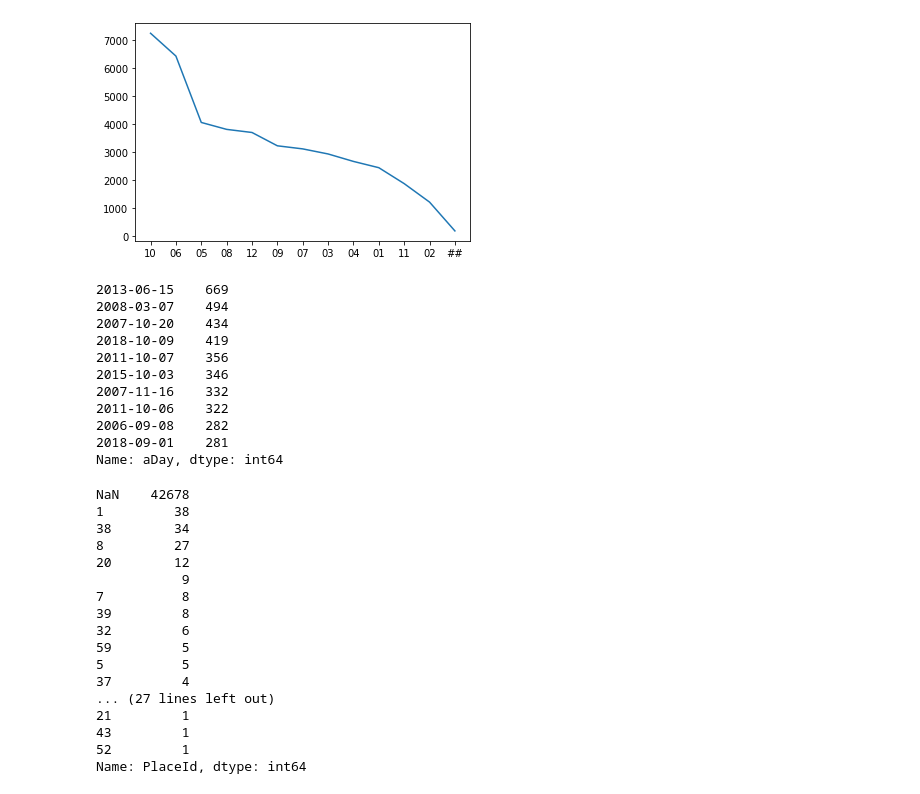
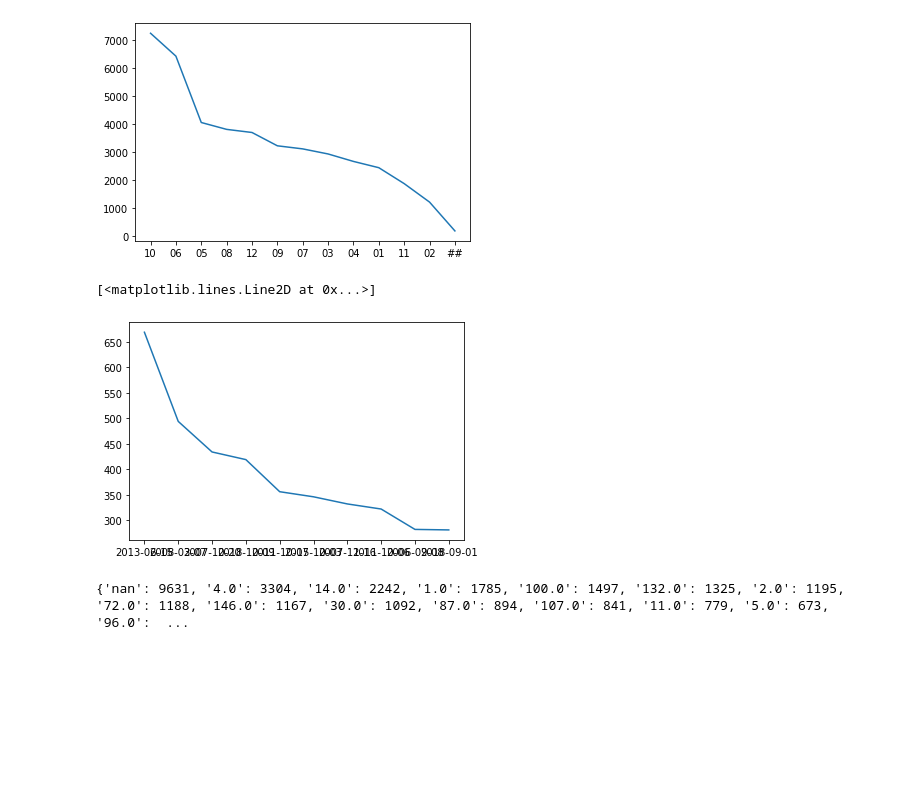
Before and after one commit to dimanikulin/fva, a Jupyter notebook: fvaFile.ipynb, the cells around one changed output. Saved outputs shown, nothing was run; the diff lists cells and outputs as text; code cells hidden in the pictures; blank space fills up the shorter version.

```diff
--- a/fvaFile.ipynb
+++ b/fvaFile.ipynb
@@ -68,20 +123,11 @@ plt.plot(fvaFile["month"].value_counts())
 # %%
 #2.Maximal photo per day
 fvaFile['aDay'] = fvaFile['Name'].str.slice(0,10)
 fvaFile["aDay"].value_counts().nlargest(10)
-#plt.plot(fvaFile["aDay"].value_counts().nlargest(10))
+plt.plot(fvaFile["aDay"].value_counts().nlargest(10))
 # %% [output]
-2013-06-15    669
-2008-03-07    494
-2007-10-20    434
-2018-10-09    419
-2011-10-07    356
-2015-10-03    346
-2007-11-16    332
-2011-10-06    322
-2006-09-08    282
-2018-09-01    281
-Name: aDay, dtype: int64
+[<matplotlib.lines.Line2D at 0x...>]
+[figure, added]
 # %%
 #3.How many photos without place assigned?
 #4.Maximal photos in one place
@@ -89,25 +135,14 @@ Name: aDay, dtype: int64
 import numpy as np
 fvaFile.replace(r'^\s*$', np.nan, regex=True)
 len(fvaFile[fvaFile["PlaceId"]==None])
+#pd.options.display.max_rows = 100
 fvaFile["PlaceId"].value_counts(dropna=False)
+#fvaFile.groupby(["PlaceId"]).groups
+vc = fvaFile["PlaceId"].value_counts(dropna=False)
+vc.index = vc.index.astype(str)
+print (vc.to_dict())
 # %% [output]
-NaN    42678
-1         38
-38        34
-8         27
-20        12
-           9
-7          8
-39         8
-32         6
-59         5
-5          5
-37         4
-... (27 lines left out)
-21         1
-43         1
-52         1
-Name: PlaceId, dtype: int64
+{'nan': 9631, '4.0': 3304, '14.0': 2242, '1.0': 1785, '100.0': 1497, '132.0': 1325, '2.0': 1195, '72.0': 1188, '146.0': 1167, '30.0': 1092, '87.0': 894, '107.0': 841, '11.0': 779, '5.0': 673, '96.0':  ...
 # %%
 import matplotlib.pyplot as plt
 plt.plot(fvaFile["PlaceId"].value_counts())
```
Also changed, not shown: parts of 11 cells of this notebook, 1 other file.
